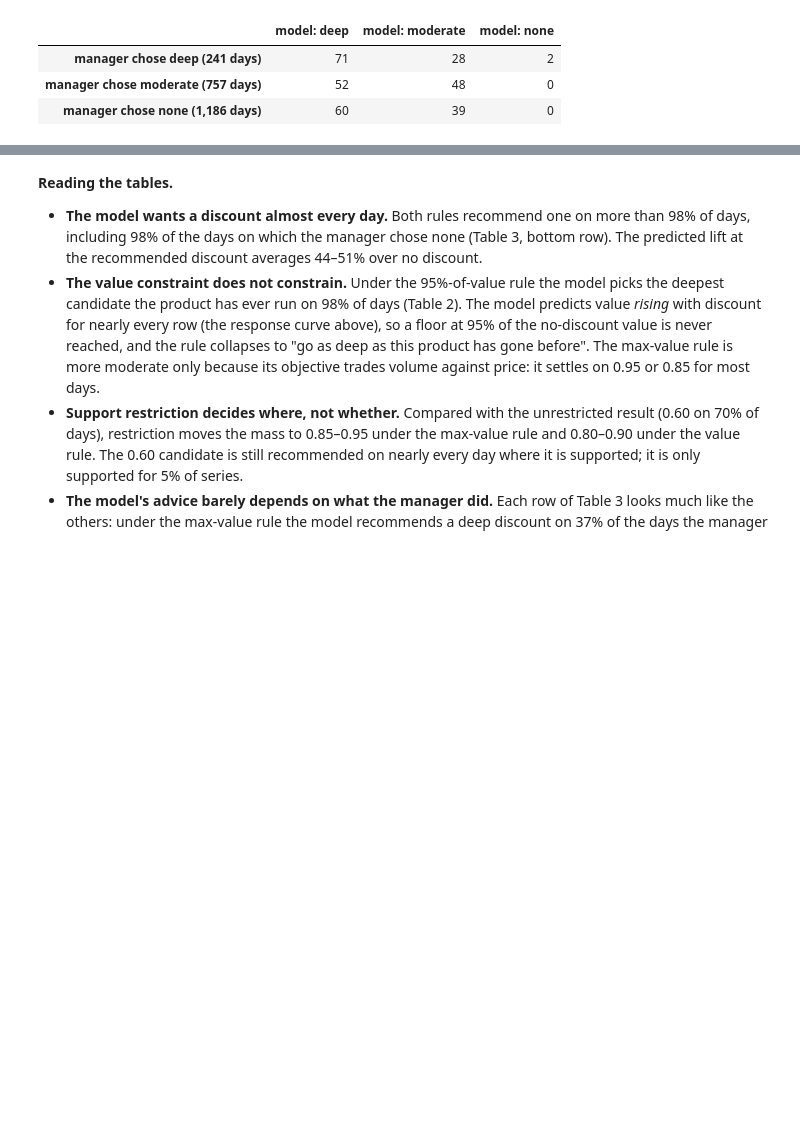
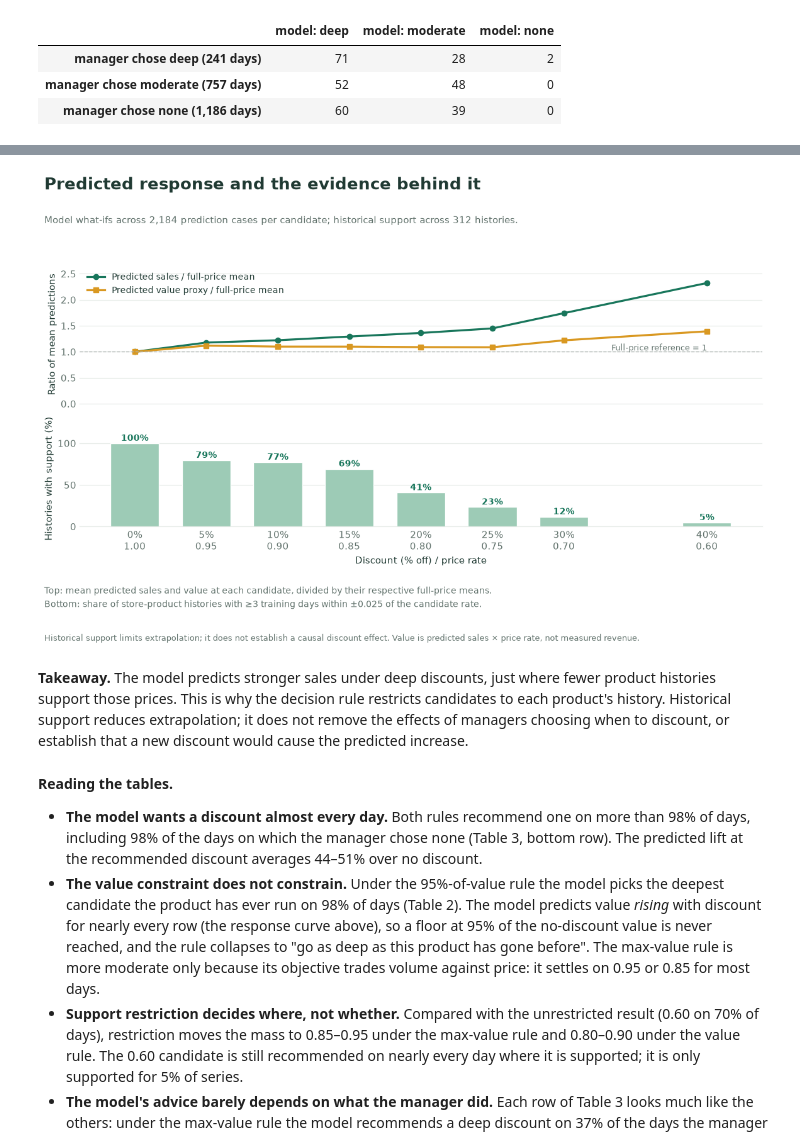
Before and after one commit to Lisayinyy/MAIB_7002, a Jupyter notebook: discount_sales_prediction.ipynb, the cells around one changed output, grey strips where cells are left out. Drawn from its saved outputs; the diff is of its cells as text; code cells hidden in the pictures; blank space fills up the shorter version.

```diff
--- a/discount_sales_prediction.ipynb
+++ b/discount_sales_prediction.ipynb
@@ -950,3 +970,13 @@ Table 3. Max sales, value ≥ 95% of no-discount: where the model's band lands,
+# %%
+fig, response_evidence = evaluation_viz.response_and_support(response, support)
+fig.savefig(VISUALS / "discount_response_and_support.png", dpi=180, bbox_inches="tight")
+response_evidence.to_csv(VISUALS / "discount_response_and_support.csv", index=False)
+display(fig)
+plt.close(fig)
+# %% [output]
+[figure, added]
+# %% [markdown]
+**Takeaway.** The model predicts stronger sales under deep discounts, just where fewer product histories support those prices. This is why the decision rule restricts candidates to each product's history. Historical support reduces extrapolation; it does not remove the effects of managers choosing when to discount, or establish that a new discount would cause the predicted increase.
 # %% [markdown]
 **Reading the tables.**
 
```
Also changed, not shown: parts of 7 cells of this notebook, 11 other files.
